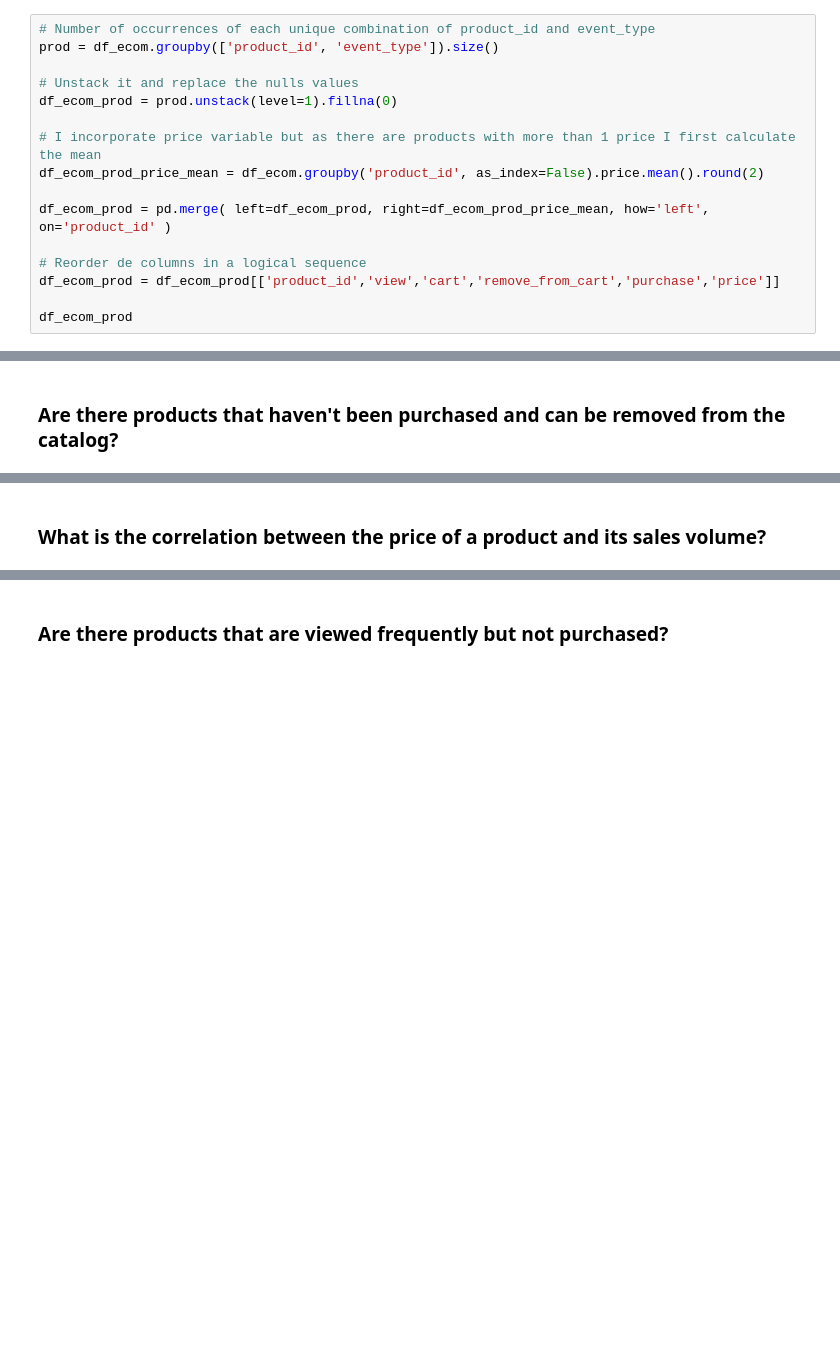
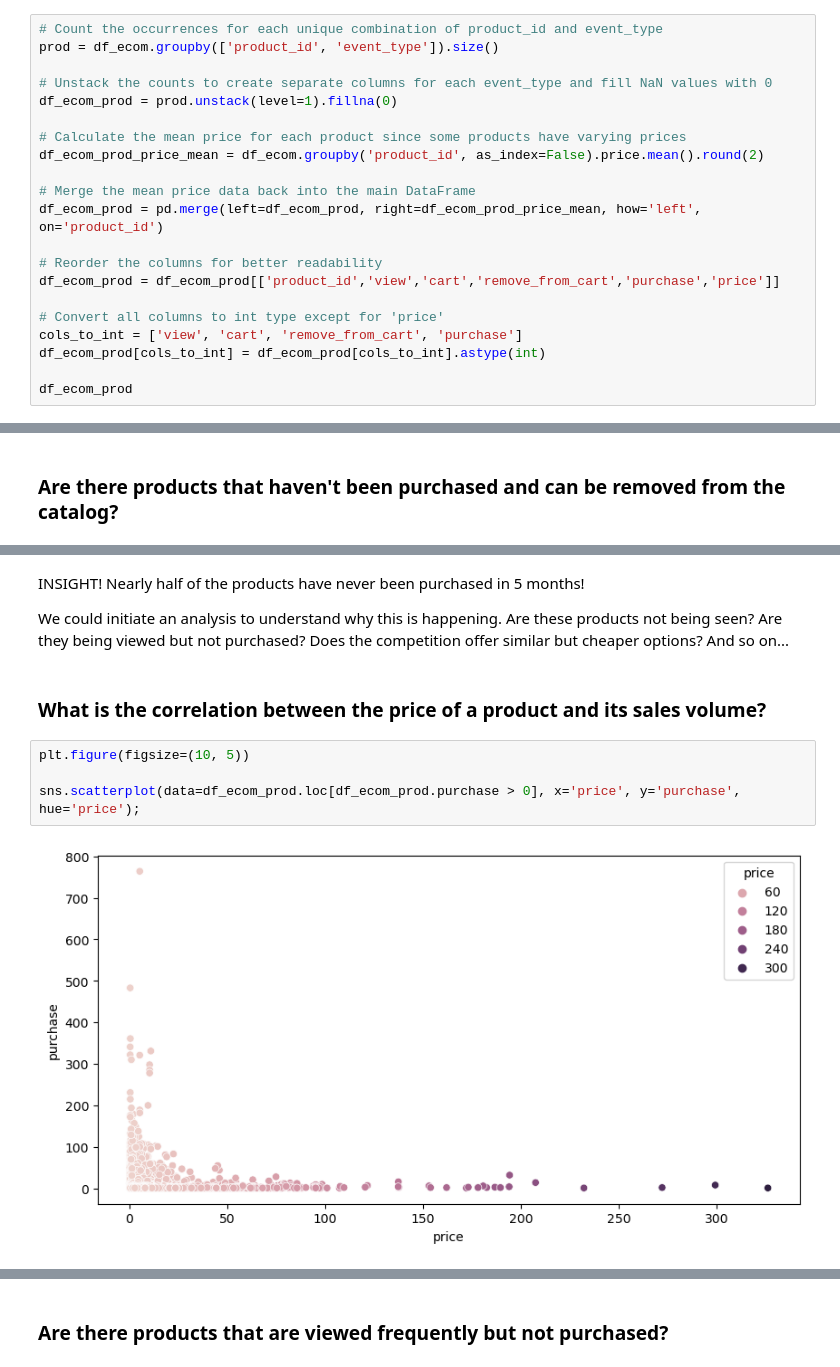
Before and after one commit to javierlopezm/Optimizacion_Ecommerce, a Jupyter notebook: Optimizacion_Ecommerce.ipynb, the cells around one changed output, grey strips where cells are left out. Drawn from its saved outputs; the diff is of its cells as text; blank space fills up the shorter version.

```diff
--- a/Optimizacion_Ecommerce.ipynb
+++ b/Optimizacion_Ecommerce.ipynb
@@ -863,20 +863,25 @@ df_ecom_userid
 # %% [markdown]
 I'm going to create a df at the product level to properly analyze this dimension
 # %%
-# Number of occurrences of each unique combination of product_id and event_type
+# Count the occurrences for each unique combination of product_id and event_type
 prod = df_ecom.groupby(['product_id', 'event_type']).size()
 
-# Unstack it and replace the nulls values
+# Unstack the counts to create separate columns for each event_type and fill NaN values with 0
 df_ecom_prod = prod.unstack(level=1).fillna(0)
 
-# I incorporate price variable but as there are products with more than 1 price I first calculate the mean
+# Calculate the mean price for each product since some products have varying prices
 df_ecom_prod_price_mean = df_ecom.groupby('product_id', as_index=False).price.mean().round(2)
 
-df_ecom_prod = pd.merge( left=df_ecom_prod, right=df_ecom_prod_price_mean, how='left', on='product_id' )
+# Merge the mean price data back into the main DataFrame
+df_ecom_prod = pd.merge(left=df_ecom_prod, right=df_ecom_prod_price_mean, how='left', on='product_id')
 
-# Reorder de columns in a logical sequence
+# Reorder the columns for better readability
 df_ecom_prod = df_ecom_prod[['product_id','view','cart','remove_from_cart','purchase','price']]
 
+# Convert all columns to int type except for 'price'
+cols_to_int = ['view', 'cart', 'remove_from_cart', 'purchase']
+df_ecom_prod[cols_to_int] = df_ecom_prod[cols_to_int].astype(int)
+
 df_ecom_prod
 # %% [output]
 |  | product_id | view | cart | remove_from_cart | purchase | price |
@@ -899,2 +948,12 @@ df_ecom_prod
+# %% [markdown]
+INSIGHT! Nearly half of the products have never been purchased in 5 months!
+
+We could initiate an analysis to understand why this is happening. Are these products not being seen? Are they being viewed but not purchased? Does the competition offer similar but cheaper options? And so on...
 # %% [markdown]
 ### What is the correlation between the price of a product and its sales volume?
+# %%
+plt.figure(figsize=(10, 5))
+
+sns.scatterplot(data=df_ecom_prod.loc[df_ecom_prod.purchase > 0], x='price', y='purchase', hue='price');
+# %% [output]
+[figure, added]
```
Also changed, not shown: parts of 14 cells of this notebook.
